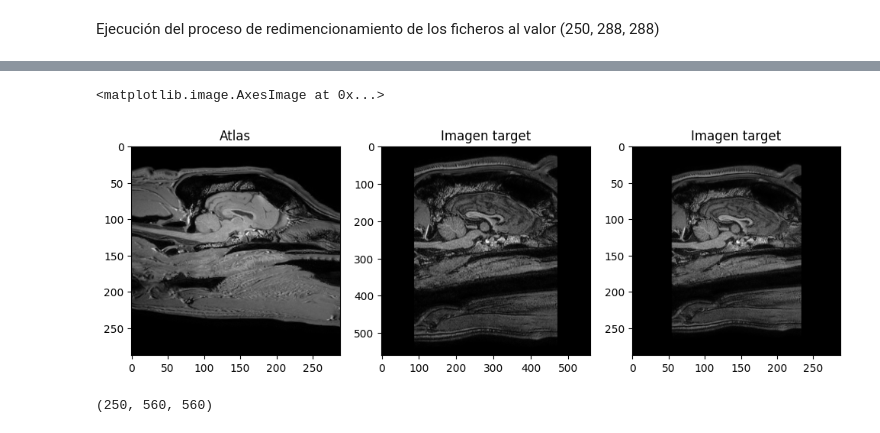
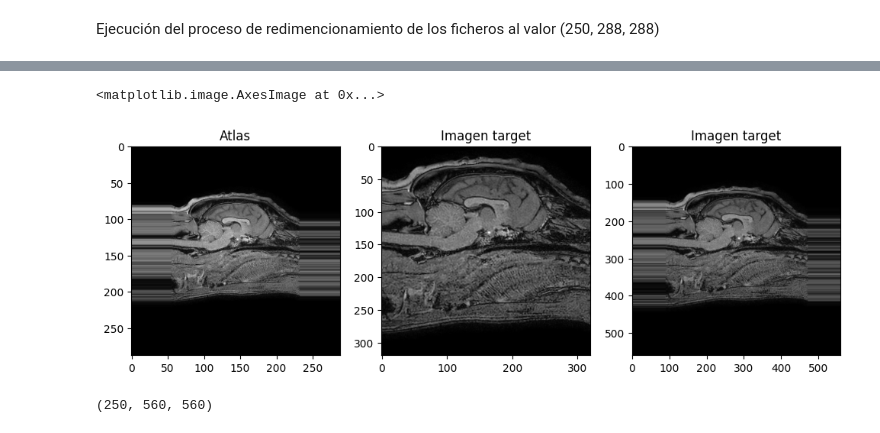
Before and after one commit to walter-04/TFM_Canine, a Jupyter notebook: notebooks/unific_size_data.ipynb, the cells around one changed output, grey strips where cells are left out. Cells and saved outputs as stored; diff of their text form; code cells hidden in the pictures.

```diff
--- a/notebooks/unific_size_data.ipynb
+++ b/notebooks/unific_size_data.ipynb
@@ -93,0 +111,5 @@ Tratando: /content/drive/MyDrive/data_nii/sub-37_T1w.nii
+# %%
+files_nii = glob.glob("/content/drive/MyDrive/data_nii/*")
+for file in files_nii:
+  img_nii = nib.load(file)
+  print(f"{file}:{img_nii.shape}")
@@ -94,19 +135,19 @@ Tratando: /content/drive/MyDrive/data_nii/sub-37_T1w.nii
 # %%
-image_pe = nib.load("/content/drive/MyDrive/data_nii/sub-17_T1w.nii")
-image_pe_2 = nib.load("/content/drive/MyDrive/data_nii/sub-34_T1w.nii")
-img_grand = nib.load("/content/drive/MyDrive/data_nii_resize/sub-34_T1w.nii")
+image_pe = nib.load("/content/drive/MyDrive/data_nii_resize/sub-01_T1w.nii")
+image_pe_2 = nib.load("/content/drive/MyDrive/data_nii/sub-01_T1w.nii")
+img_grand = nib.load("/content/drive/MyDrive/data_nii_resize_max/sub-01_T1w.nii")
 # %%
 fig, axes = plt.subplots(1, 3, figsize=(12, 4))
 ax = axes.ravel()
 ax[0].set_title('Atlas')
 ax[0].imshow(image_pe.get_fdata()[125,:,:], cmap='Greys_r')
 ax[1].set_title('Imagen target')
-ax[1].imshow(image_pe_2.get_fdata()[200,:,:], cmap='Greys_r')
+ax[1].imshow(image_pe_2.get_fdata()[125,:,:], cmap='Greys_r')
 ax[2].set_title('Imagen target')
-ax[2].imshow(img_grand.get_fdata()[125,:,:], cmap='Greys_r')
+ax[2].imshow(img_grand.get_fdata()[200,:,:], cmap='Greys_r')
 # %% [output]
 <matplotlib.image.AxesImage at 0x...>
-[figure, old version]
+[figure, new version]
 # %%
 atlas_resize.shape
 # %% [output]
```
Also changed, not shown: parts of 9 cells of this notebook.
